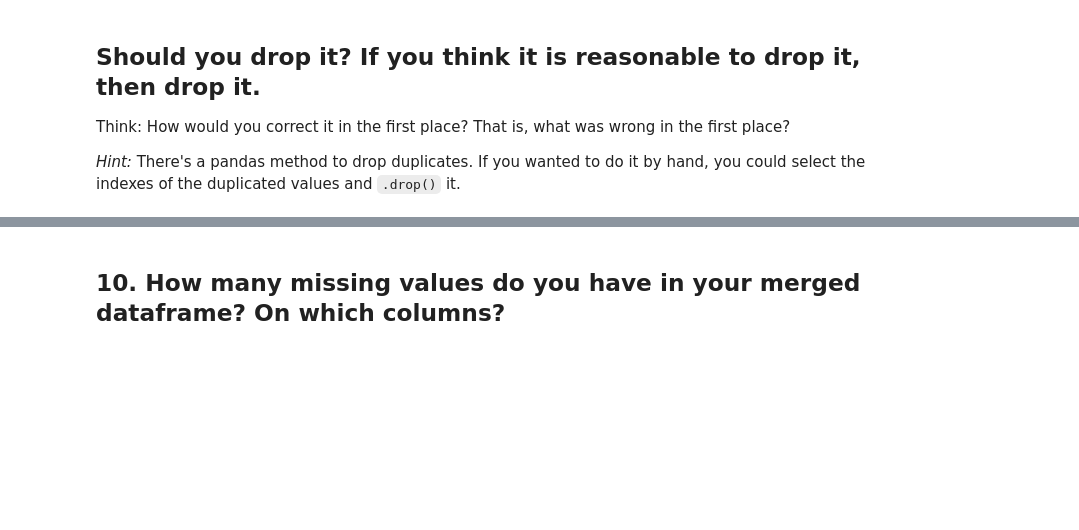
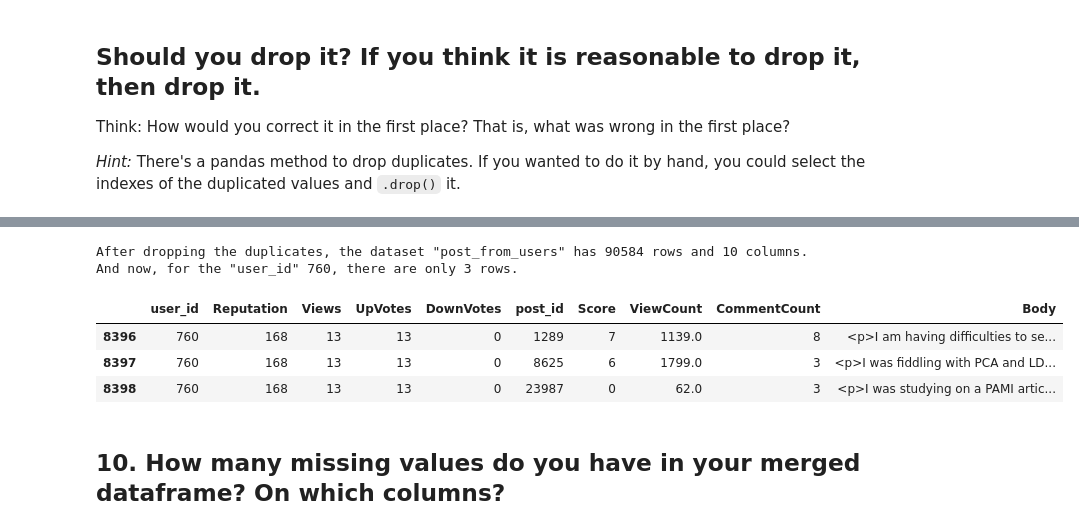
Before and after one commit to gabrielanakasato/ironhack-daft, a Jupyter notebook: labs/lab-w02/06-data-cleaning/your-code/data-cleaning-lab.ipynb, the cells around one changed output, grey strips where cells are left out. Cells and saved outputs as stored; diff of their text form; code cells hidden in the pictures; blank space fills up the shorter version.

```diff
--- a/labs/lab-w02/06-data-cleaning/your-code/data-cleaning-lab.ipynb
+++ b/labs/lab-w02/06-data-cleaning/your-code/data-cleaning-lab.ipynb
@@ -372,2 +393,19 @@ Think: How would you correct it in the first place? That is, what was wrong in t
+# %%
+# Remove one of the duplicated rows
+posts_from_users = posts_from_users.drop_duplicates()
+
+# Check the results
+print(f'After dropping the duplicates, the dataset "post_from_users" has {posts_from_users.shape[0]} rows and {posts_from_users.shape[1]} columns.')
+
+# Check after the dropping, there were
+print(f'And now, for the "user_id" 760, there are only {len(posts_from_users.loc[posts_from_users["user_id"] == 760, :].index.to_list())} rows.')
+posts_from_users.loc[posts_from_users['user_id'] == 760, :]
+# %% [output]
+After dropping the duplicates, the dataset "post_from_users" has 90584 rows and 10 columns.
+And now, for the "user_id" 760, there are only 3 rows.
+|  | user_id | Reputation | Views | UpVotes | DownVotes | post_id | Score | ViewCount | CommentCount | Body |
+| 8396 | 760 | 168 | 13 | 13 | 0 | 1289 | 7 | 1139.0 | 8 | <p>I am having difficulties to se... |
+| 8397 | 760 | 168 | 13 | 13 | 0 | 8625 | 6 | 1799.0 | 3 | <p>I was fiddling with PCA and LD... |
+| 8398 | 760 | 168 | 13 | 13 | 0 | 23987 | 0 | 62.0 | 3 | <p>I was studying on a PAMI artic... |
 # %% [markdown]
 ## 10. How many missing values do you have in your merged dataframe? On which columns?
```
Also changed, not shown: parts of 4 cells of this notebook.
